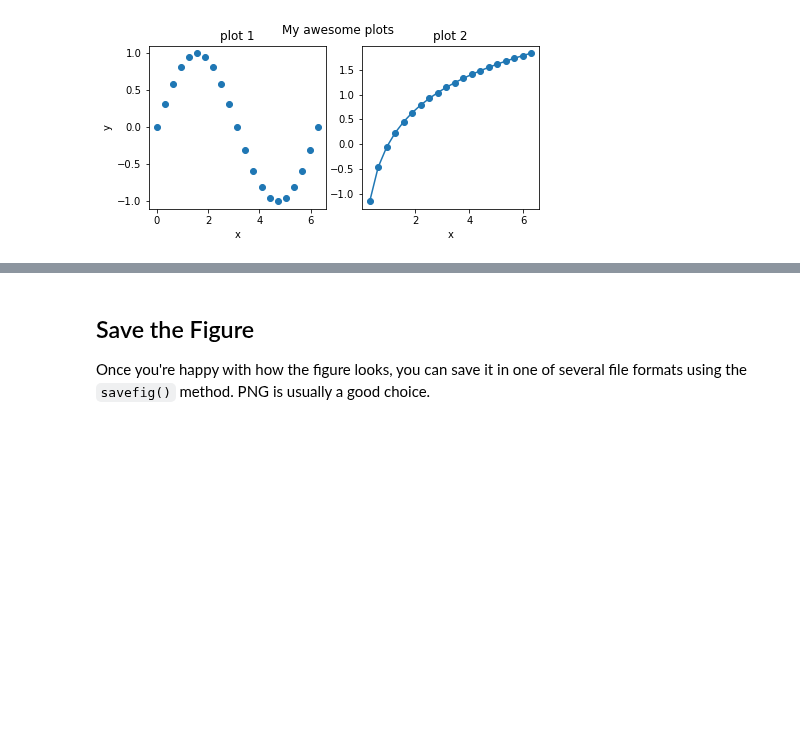
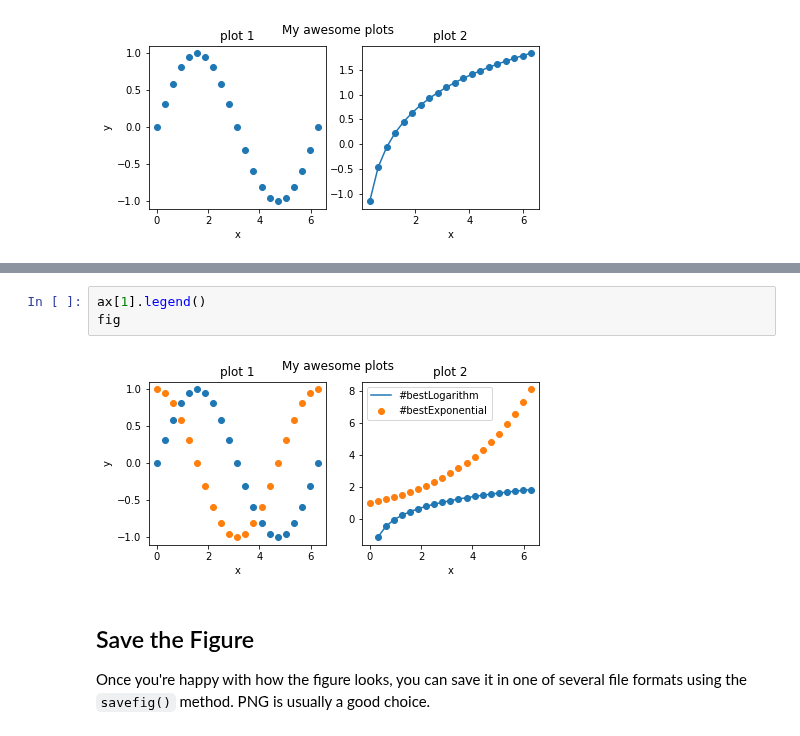
Before and after one commit to PhilChodrow/PIC16A, a Jupyter notebook: content/np_plt/plt_1.ipynb, the cells around one changed output, grey strips where cells are left out. Cells and saved outputs as stored; diff of their text form; blank space fills up the shorter version.

```diff
--- a/content/np_plt/plt_1.ipynb
+++ b/content/np_plt/plt_1.ipynb
@@ -122,6 +122,11 @@ ax[1].scatter(x, np.exp(x/3))
 fig
 # %% [output]
 [figure]
+# %%
+ax[1].legend()
+fig
+# %% [output]
+[figure, added]
 # %% [markdown]
 ## Save the Figure
 
```
Also changed, not shown: parts of 3 cells of this notebook, 2 other files.
